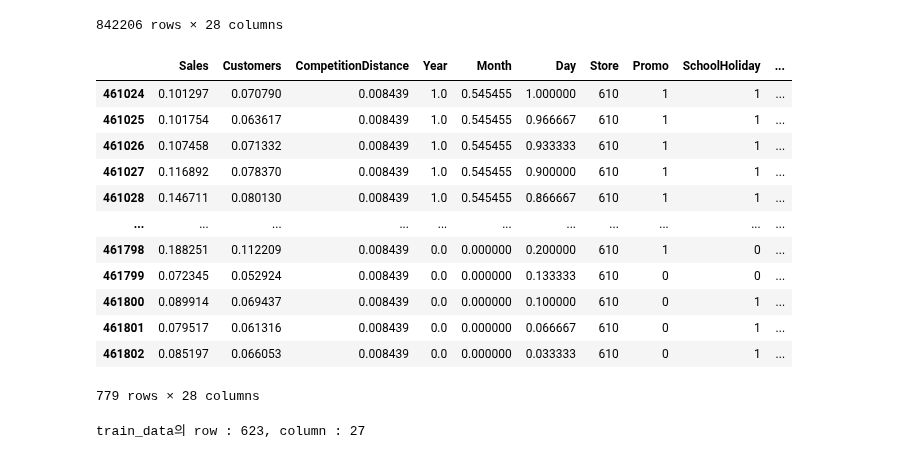
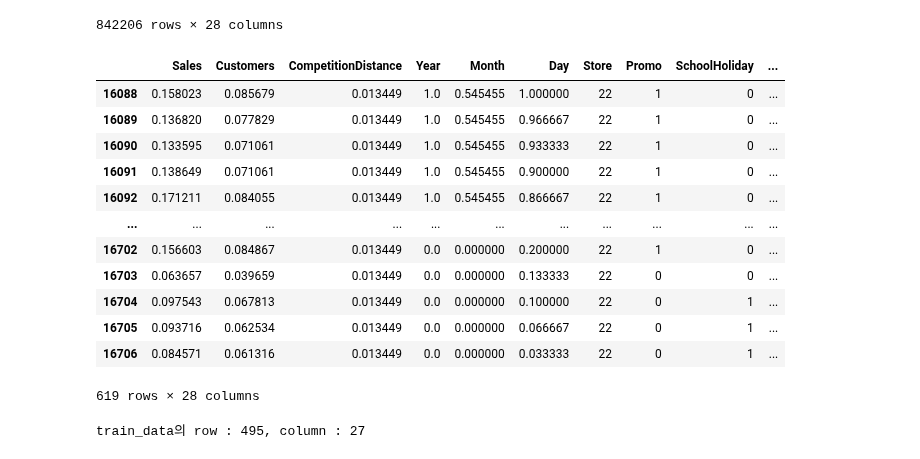
Before and after one commit to daebeobkim/python-bigdata, a Jupyter notebook: 딥러닝/논문/0802 그래프.ipynb, the cells around one changed output. Drawn from its saved outputs; the diff is of its cells as text; code cells hidden in the pictures.

```diff
--- a/딥러닝/논문/0802 그래프.ipynb
+++ b/딥러닝/논문/0802 그래프.ipynb
@@ -102,22 +102,23 @@ data
 | 842205 | 0.088975 | 0.041283 | 0.070280 | 0.0 | 0.000000 | 0.033333 | 1115 | 0 | 1 | ... |
 842206 rows × 28 columns
 # %%
-data = data.groupby('Store').get_group(610)
+data = data.groupby('Store').get_group(22)
+
 data
 # %% [output]
 |  | Sales | Customers | CompetitionDistance | Year | Month | Day | Store | Promo | SchoolHoliday | ... |
-| 461024 | 0.101297 | 0.070790 | 0.008439 | 1.0 | 0.545455 | 1.000000 | 610 | 1 | 1 | ... |
-| 461025 | 0.101754 | 0.063617 | 0.008439 | 1.0 | 0.545455 | 0.966667 | 610 | 1 | 1 | ... |
-| 461026 | 0.107458 | 0.071332 | 0.008439 | 1.0 | 0.545455 | 0.933333 | 610 | 1 | 1 | ... |
-| 461027 | 0.116892 | 0.078370 | 0.008439 | 1.0 | 0.545455 | 0.900000 | 610 | 1 | 1 | ... |
-| 461028 | 0.146711 | 0.080130 | 0.008439 | 1.0 | 0.545455 | 0.866667 | 610 | 1 | 1 | ... |
+| 16088 | 0.158023 | 0.085679 | 0.013449 | 1.0 | 0.545455 | 1.000000 | 22 | 1 | 0 | ... |
+| 16089 | 0.136820 | 0.077829 | 0.013449 | 1.0 | 0.545455 | 0.966667 | 22 | 1 | 0 | ... |
+| 16090 | 0.133595 | 0.071061 | 0.013449 | 1.0 | 0.545455 | 0.933333 | 22 | 1 | 0 | ... |
+| 16091 | 0.138649 | 0.071061 | 0.013449 | 1.0 | 0.545455 | 0.900000 | 22 | 1 | 0 | ... |
+| 16092 | 0.171211 | 0.084055 | 0.013449 | 1.0 | 0.545455 | 0.866667 | 22 | 1 | 0 | ... |
 | ... | ... | ... | ... | ... | ... | ... | ... | ... | ... | ... |
-| 461798 | 0.188251 | 0.112209 | 0.008439 | 0.0 | 0.000000 | 0.200000 | 610 | 1 | 0 | ... |
-| 461799 | 0.072345 | 0.052924 | 0.008439 | 0.0 | 0.000000 | 0.133333 | 610 | 0 | 0 | ... |
-| 461800 | 0.089914 | 0.069437 | 0.008439 | 0.0 | 0.000000 | 0.100000 | 610 | 0 | 1 | ... |
-| 461801 | 0.079517 | 0.061316 | 0.008439 | 0.0 | 0.000000 | 0.066667 | 610 | 0 | 1 | ... |
-| 461802 | 0.085197 | 0.066053 | 0.008439 | 0.0 | 0.000000 | 0.033333 | 610 | 0 | 1 | ... |
+| 16702 | 0.156603 | 0.084867 | 0.013449 | 0.0 | 0.000000 | 0.200000 | 22 | 1 | 0 | ... |
+| 16703 | 0.063657 | 0.039659 | 0.013449 | 0.0 | 0.000000 | 0.133333 | 22 | 0 | 0 | ... |
+| 16704 | 0.097543 | 0.067813 | 0.013449 | 0.0 | 0.000000 | 0.100000 | 22 | 0 | 1 | ... |
+| 16705 | 0.093716 | 0.062534 | 0.013449 | 0.0 | 0.000000 | 0.066667 | 22 | 0 | 1 | ... |
+| 16706 | 0.084571 | 0.061316 | 0.013449 | 0.0 | 0.000000 | 0.033333 | 22 | 0 | 1 | ... |
-779 rows × 28 columns
+619 rows × 28 columns
 # %%
 target_col = 'Sales'
 features_cols = data.columns.drop(target_col)
@@ -137,7 +138,7 @@ x_test = x_test.astype(np.float32)
 y_train = y_train.astype(np.float32)
 y_test = y_test.astype(np.float32)
 # %% [output]
-train_data의 row : 623, column : 27
+train_data의 row : 495, column : 27
 # %%
 model = tf.keras.Sequential()
 model.add(tf.keras.layers.Dense(256,input_dim = 27,activation='relu'))
```
Also changed, not shown: parts of 5 cells of this notebook.
